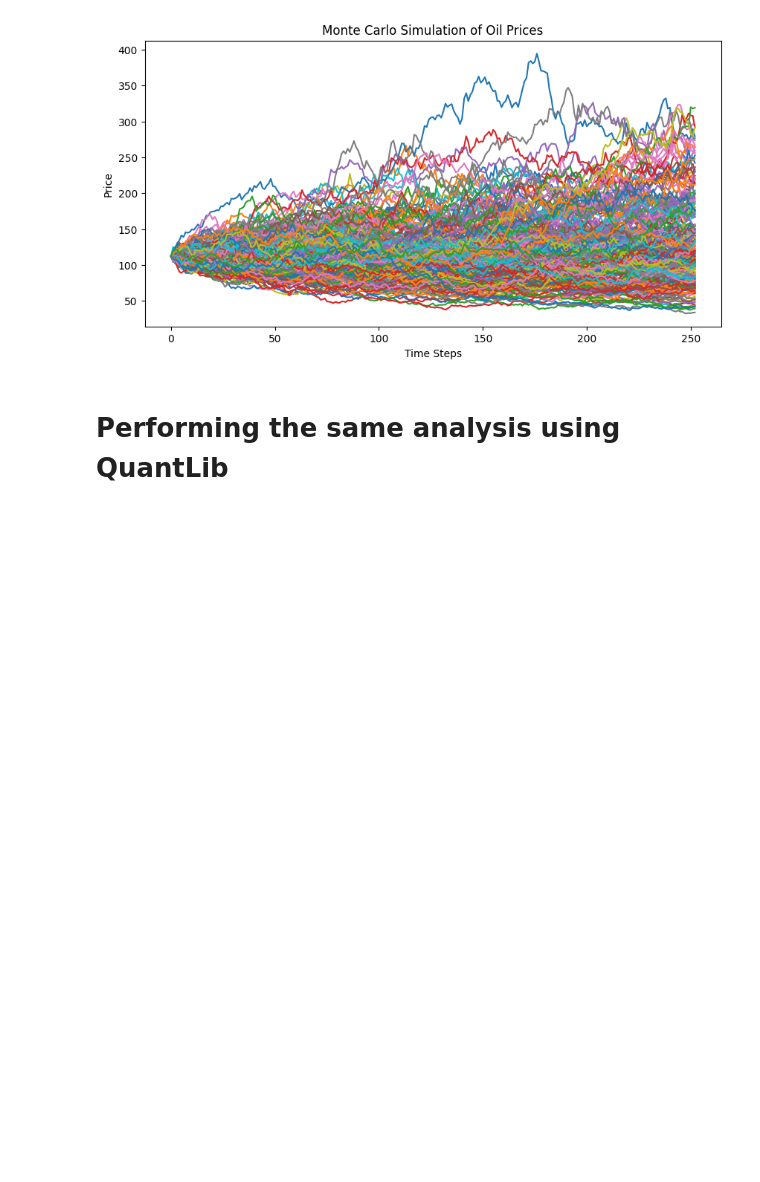
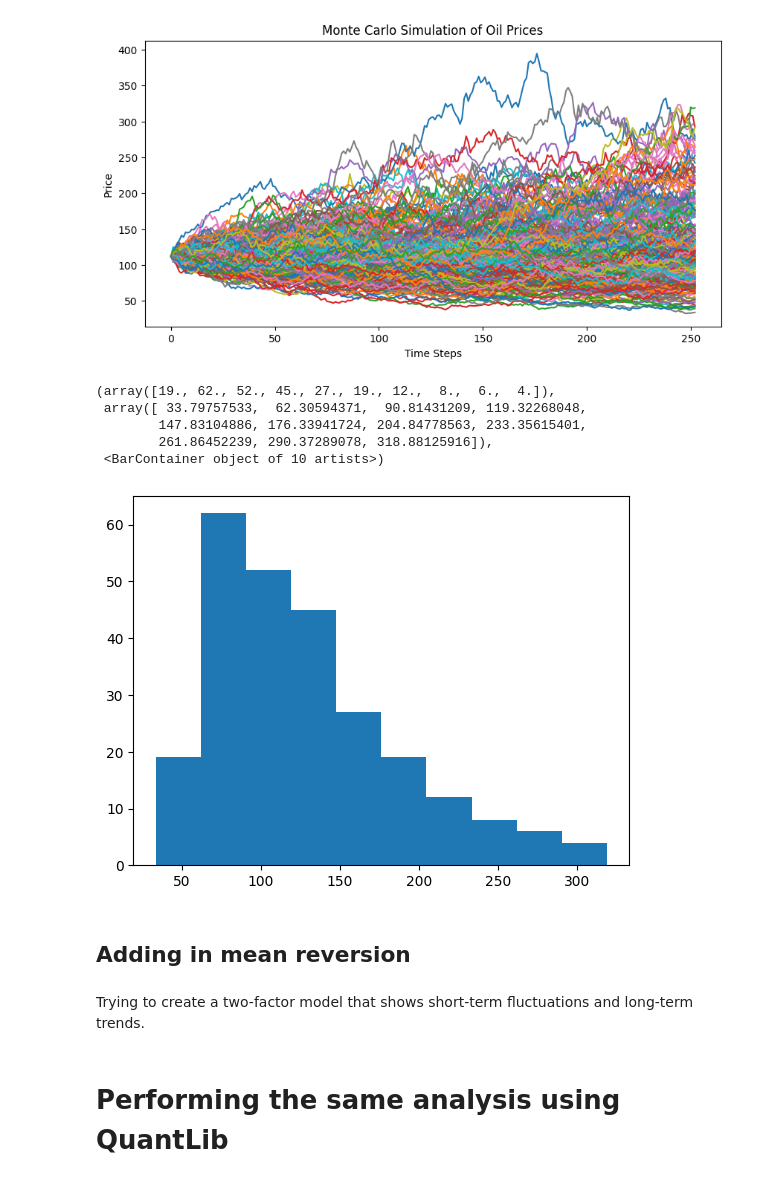
Before and after one commit to maxthebigcoda/Commodity-Modelling-Monte-Carlo-, a Jupyter notebook: Monte_Carlo.ipynb, the cells around one changed output. Drawn from its saved outputs; the diff is of its cells as text; code cells hidden in the pictures; blank space fills up the shorter version.

```diff
--- a/Monte_Carlo.ipynb
+++ b/Monte_Carlo.ipynb
@@ -151,4 +166,20 @@ plt.show()
 # %% [output]
 [figure]
 # %%
-# simulated_paths
+final_values = []
+for i in range(len(simulated_paths)+1):
+    finals = simulated_paths[-1,i]
+    final_values.append(finals)
+
+plt.hist(final_values)
+# %% [output]
+(array([19., 62., 52., 45., 27., 19., 12.,  8.,  6.,  4.]),
+ array([ 33.79757533,  62.30594371,  90.81431209, 119.32268048,
+        147.83104886, 176.33941724, 204.84778563, 233.35615401,
+        261.86452239, 290.37289078, 318.88125916]),
+ <BarContainer object of 10 artists>)
+[figure, added]
+# %% [markdown]
+## Adding in mean reversion
+# %% [markdown]
+Trying to create a two-factor model that shows short-term fluctuations and long-term trends.
```
Also changed, not shown: parts of 2 cells of this notebook.
